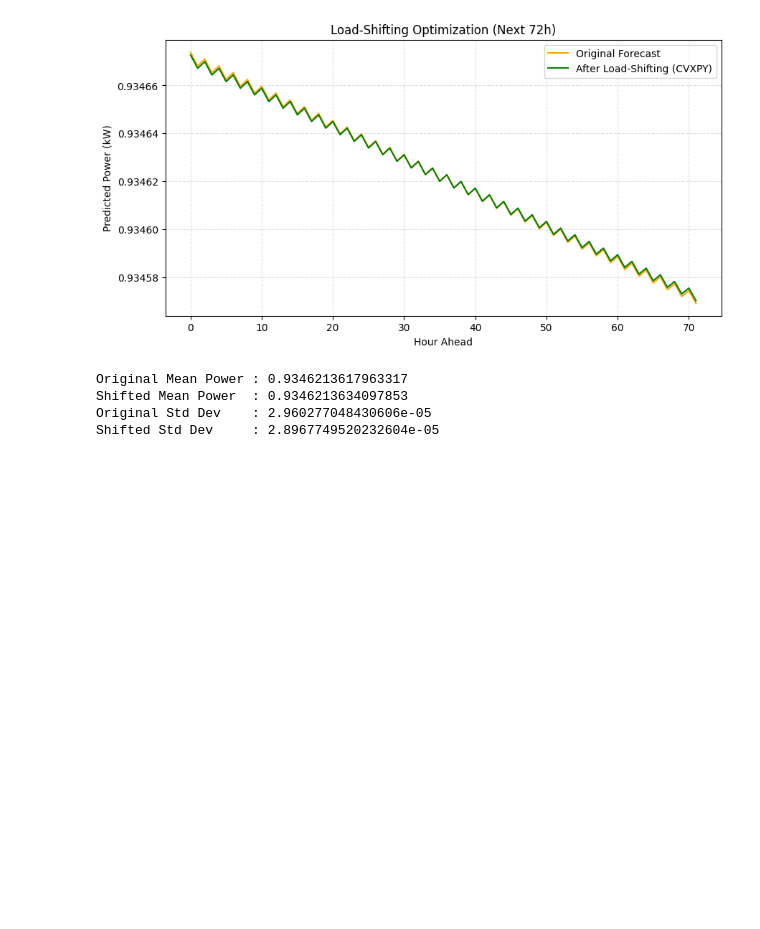
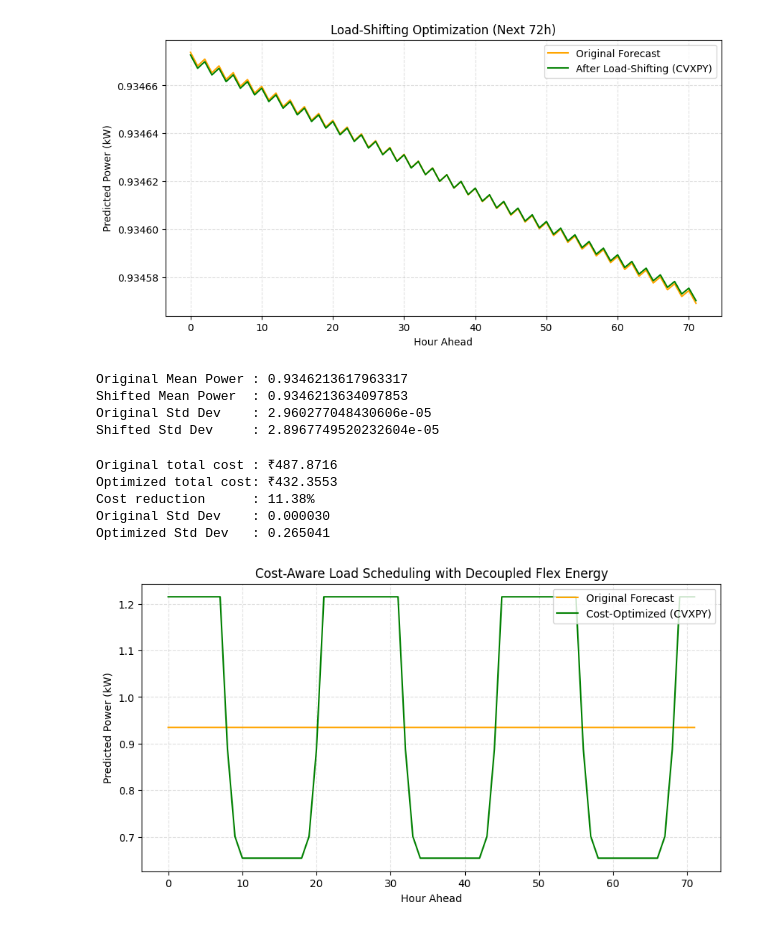
Before and after one commit to yashraj2310/Smart-energy-Forecast, a Jupyter notebook: endsem-project.ipynb, the cells around one changed output. Saved outputs shown, nothing was run; the diff lists cells and outputs as text; code cells hidden in the pictures; blank space fills up the shorter version.

Commit message:
Kaggle Notebook | EndSem Project  | Version 10

```diff
--- a/endsem-project.ipynb
+++ b/endsem-project.ipynb
@@ -702,3 +702,73 @@ Original Mean Power : 0.9346213617963317
 Shifted Mean Power  : 0.9346213634097853
 Original Std Dev    : 2.960277048430606e-05
 Shifted Std Dev     : 2.8967749520232604e-05
+# %%
+import cvxpy as cp
+import numpy as np
+import matplotlib.pyplot as plt
+
+# Inputs from your notebook
+forecast = np.array(forecast_values)        # length n_hours
+n_hours  = len(forecast)
+
+# Dynamic TOU prices (you already created a similar vector)
+price = np.array([10 if 8 <= (i % 24) <= 20 else 4 for i in range(n_hours)])
+
+# ----- Parameters you can tweak -----
+flex_ratio = 0.3           # portion of total energy that is shiftable (try 0.2–0.5)
+cap_mult   = 2.0           # per-hour cap = cap_mult * avg flexible energy/hour
+alpha      = 0.02          # smoothness weight (0 for pure cost min)
+ramp_limit = None          # e.g., 0.05 to limit hour-to-hour change (kW), or None
+
+# ----- Build decoupled model -----
+base = forecast * (1 - flex_ratio)
+flex_total = float(np.sum(forecast * flex_ratio))
+
+x = cp.Variable(n_hours, nonneg=True)             # flexible energy allocation per hour
+P = base + x                                      # total scheduled load
+
+# Per-hour flexible cap: let avg flex per hour = flex_total / n_hours
+avg_flex_per_hour = flex_total / n_hours
+cap = np.full(n_hours, cap_mult * avg_flex_per_hour)
+
+constraints = [
+    x <= cap,                            # per-hour deliverability limit
+    cp.sum(x) == flex_total,             # total flexible energy conserved
+    P >= base                            # implicit since x >= 0, but keep for clarity
+]
+# Optional ramping
+if ramp_limit is not None:
+    constraints += [cp.abs(P[1:] - P[:-1]) <= ramp_limit]
+
+# Objective: minimize cost + smoothness
+objective = cp.Minimize(cp.sum(cp.multiply(price, P)) + alpha * cp.sum_squares(P[1:] - P[:-1]))
+
+prob = cp.Problem(objective, constraints)
+prob.solve()
+
+P_opt = P.value
+
+# ----- Reporting -----
+orig_cost = float(np.sum(price * forecast))
+opt_cost  = float(np.sum(price * P_opt))
+cost_drop = 100 * (orig_cost - opt_cost) / orig_cost
+
+print(f"Original total cost : ₹{orig_cost:.4f}")
+print(f"Optimized total cost: ₹{opt_cost:.4f}")
+print(f"Cost reduction      : {cost_drop:.2f}%")
+print(f"Original Std Dev    : {np.std(forecast):.6f}")
+print(f"Optimized Std Dev   : {np.std(P_opt):.6f}")
+
+plt.figure(figsize=(10,5))
+plt.plot(forecast, label='Original Forecast', color='orange')
+plt.plot(P_opt,   label='Cost-Optimized (CVXPY)', color='green')
+plt.title('Cost-Aware Load Scheduling with Decoupled Flex Energy')
+plt.xlabel('Hour Ahead'); plt.ylabel('Predicted Power (kW)')
+plt.legend(); plt.grid(True, linestyle='--', alpha=0.4); plt.show()
+# %% [output]
+Original total cost : ₹487.8716
+Optimized total cost: ₹432.3553
+Cost reduction      : 11.38%
+Original Std Dev    : 0.000030
+Optimized Std Dev   : 0.265041
+[figure, added]
```
Also changed, not shown: parts of 1 cell of this notebook.
